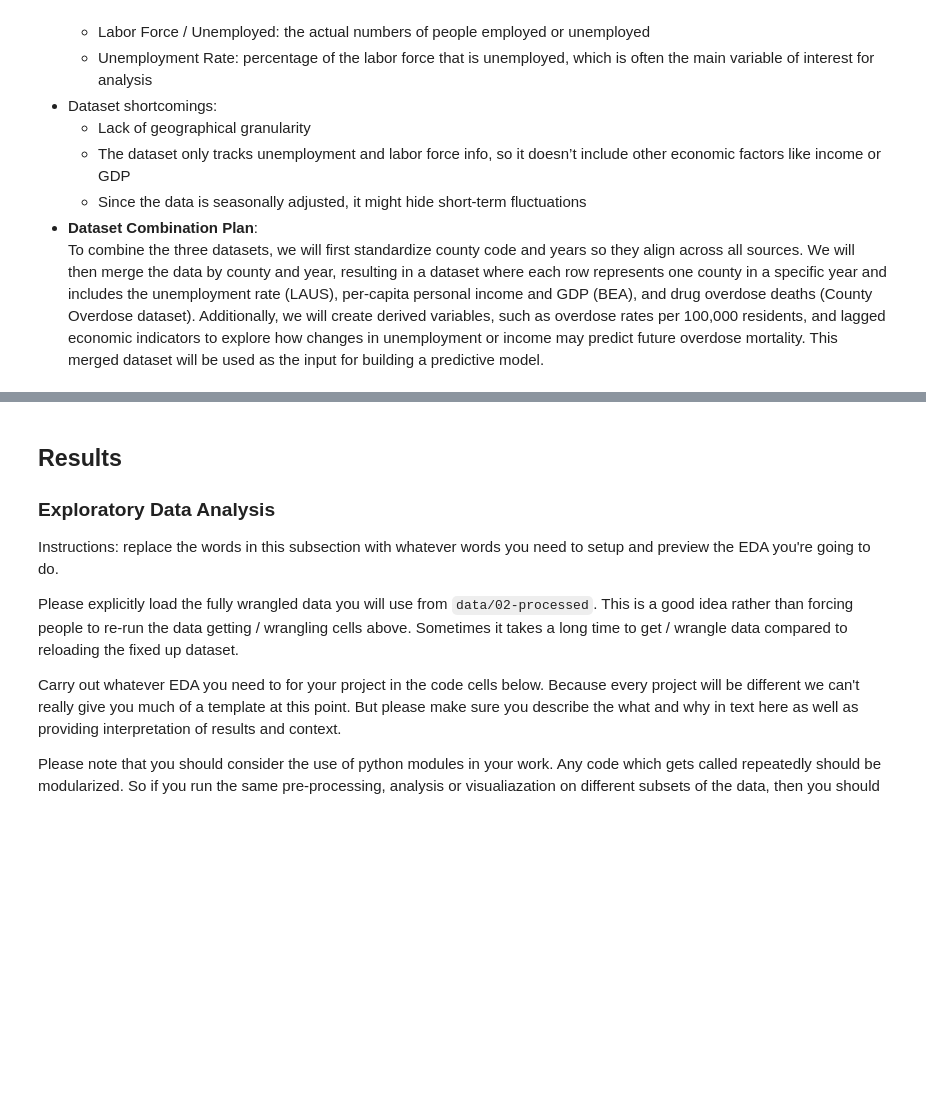
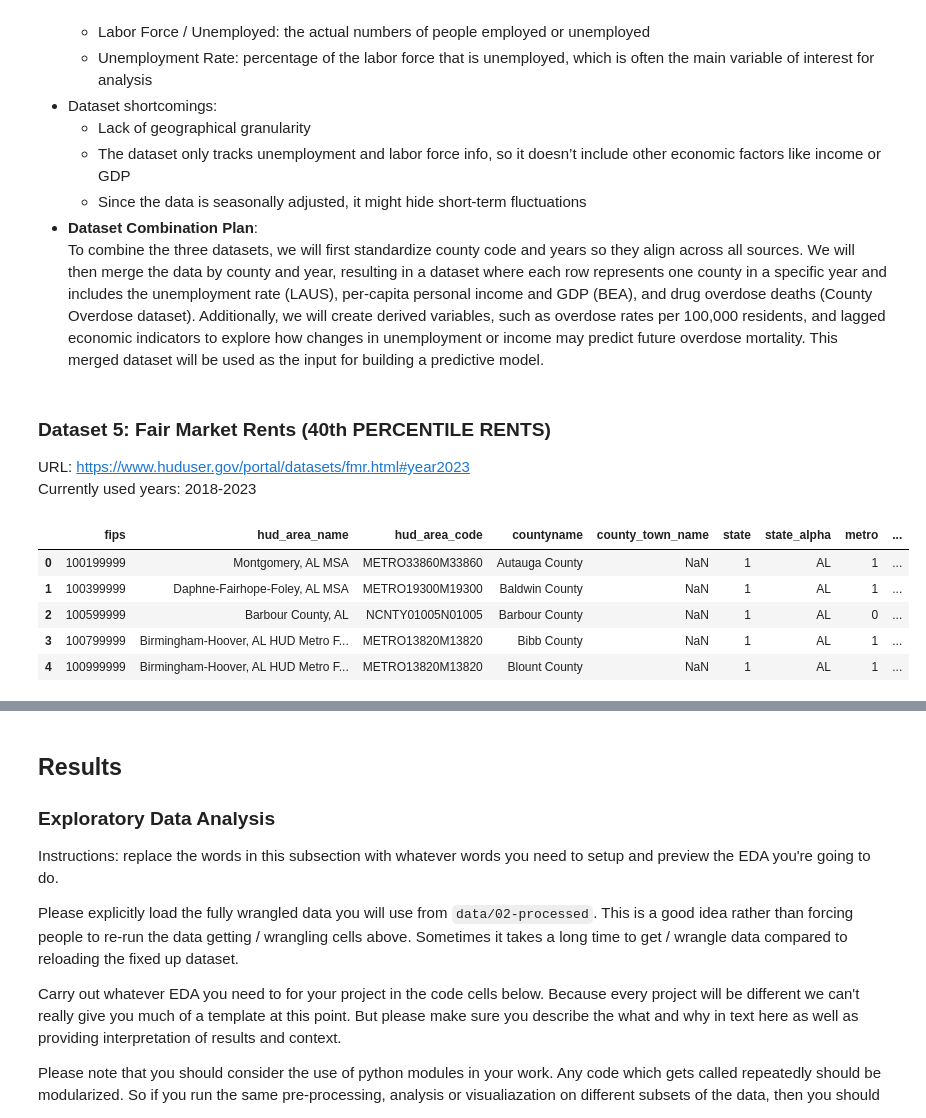
Before and after one commit to COGS108/Group078_WI26, a Jupyter notebook: 02-EDACheckpoint.ipynb, the cells around one changed output, grey strips where cells are left out. Drawn from its saved outputs; the diff is of its cells as text; code cells hidden in the pictures; blank space fills up the shorter version.

Commit message:
fmp dataset upload

```diff
--- a/02-EDACheckpoint.ipynb
+++ b/02-EDACheckpoint.ipynb
@@ -235,3 +244,24 @@ labor_df_CA_yearly.head()
     - Since the data is seasonally adjusted, it might hide short-term fluctuations
 - **Dataset Combination Plan**:
   <br>To combine the three datasets, we will first standardize county code and years so they align across all sources. We will then merge the data by county and year, resulting in a dataset where each row represents one county in a specific year and includes the unemployment rate (LAUS), per-capita personal income and GDP (BEA), and drug overdose deaths (County Overdose dataset). Additionally, we will create derived variables, such as overdose rates per 100,000 residents, and lagged economic indicators to explore how changes in unemployment or income may predict future overdose mortality. This merged dataset will be used as the input for building a predictive model.
+# %% [markdown]
+### Dataset 5: Fair Market Rents (40th PERCENTILE RENTS)
+URL: https://www.huduser.gov/portal/datasets/fmr.html#year2023 <br>
+Currently used years: 2018-2023
+# %%
+df_fmp_2018 = pd.read_excel('/Users/benchen/UCSD/UCSDWinter26/COGS108/Group078_WI26/FY18_4050_FMRs_rev.xlsx')
+df_fmp_2019 = pd.read_excel('/Users/benchen/UCSD/UCSDWinter26/COGS108/Group078_WI26/FY2019_4050_FMRs_rev2.xlsx')
+df_fmp_2020 = pd.read_excel('/Users/benchen/UCSD/UCSDWinter26/COGS108/Group078_WI26/FY20_4050_FMRs_rev.xlsx')
+df_fmp_2021 = pd.read_excel('/Users/benchen/UCSD/UCSDWinter26/COGS108/Group078_WI26/FY21_4050_FMRs_rev.xlsx')
+df_fmp_2022 = pd.read_excel('/Users/benchen/UCSD/UCSDWinter26/COGS108/Group078_WI26/FY22_FMRs_revised.xlsx')
+df_fmp_2023 = pd.read_excel('/Users/benchen/UCSD/UCSDWinter26/COGS108/Group078_WI26/FY23_FMRs_revised.xlsx')
+# %%
+df_fmp_2023.rename(columns={'State': 'state'}, inplace=True)
+df_fmp_2023.head()
+# %% [output]
+|  | fips | hud_area_name | hud_area_code | countyname | county_town_name | state | state_alpha | metro | ... |
+| 0 | 100199999 | Montgomery, AL MSA | METRO33860M33860 | Autauga County | NaN | 1 | AL | 1 | ... |
+| 1 | 100399999 | Daphne-Fairhope-Foley, AL MSA | METRO19300M19300 | Baldwin County | NaN | 1 | AL | 1 | ... |
+| 2 | 100599999 | Barbour County, AL | NCNTY01005N01005 | Barbour County | NaN | 1 | AL | 0 | ... |
+| 3 | 100799999 | Birmingham-Hoover, AL HUD Metro F... | METRO13820M13820 | Bibb County | NaN | 1 | AL | 1 | ... |
+| 4 | 100999999 | Birmingham-Hoover, AL HUD Metro F... | METRO13820M13820 | Blount County | NaN | 1 | AL | 1 | ... |
```
Also changed, not shown: parts of 12 cells of this notebook, 1 other file.
